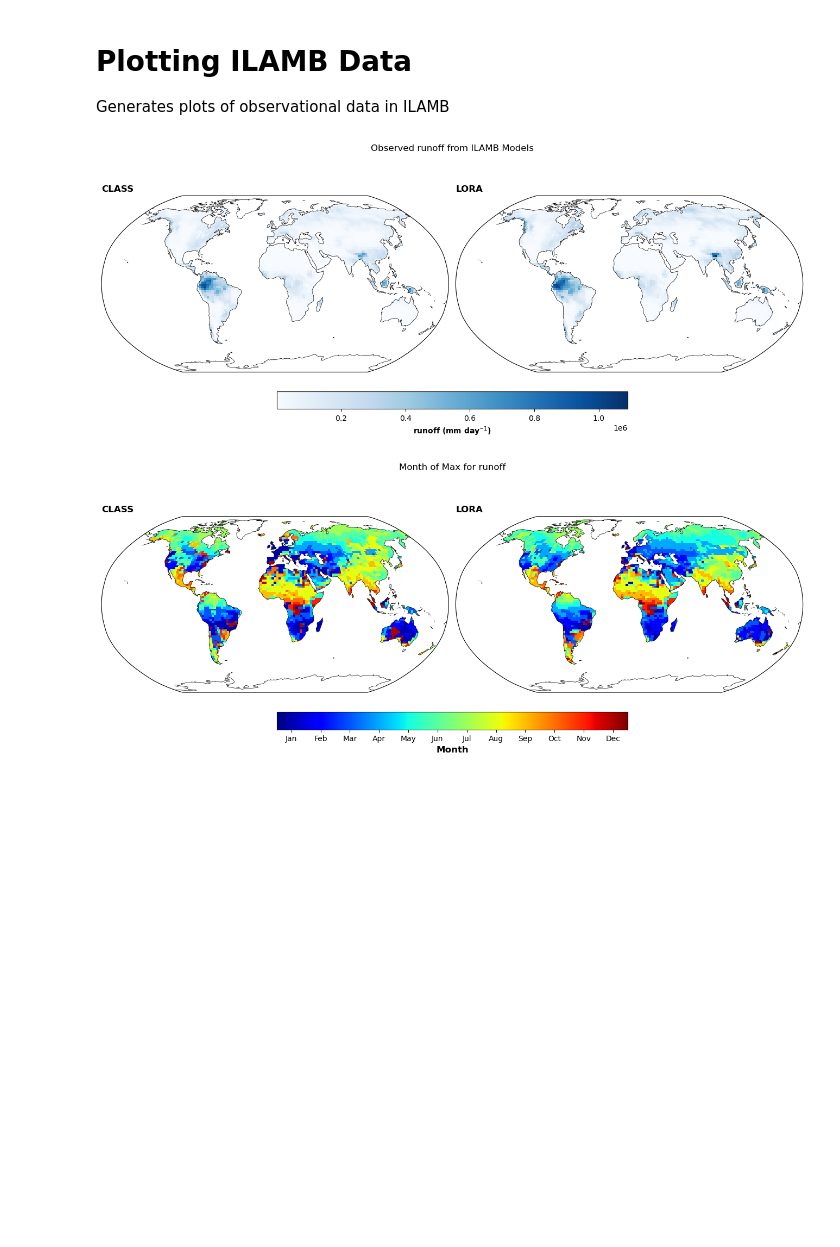
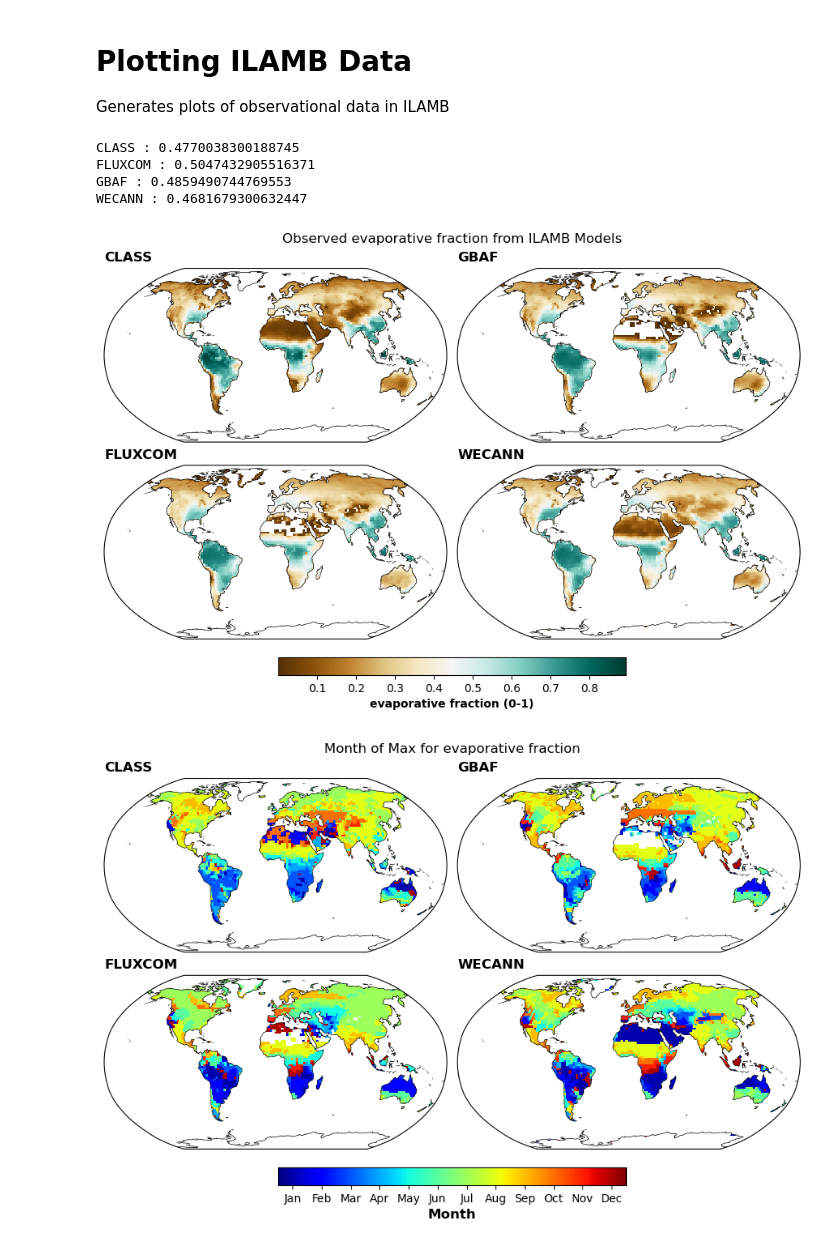
Before and after one commit to adrifoster/fates_calibration_library, a Jupyter notebook: notebooks/PlotILAMBObservations.ipynb, the cells around one changed output. Saved outputs shown, nothing was run; the diff lists cells and outputs as text; code cells hidden in the pictures; blank space fills up the shorter version.

Commit message:
adding ilamb data

```diff
--- a/notebooks/PlotILAMBObservations.ipynb
+++ b/notebooks/PlotILAMBObservations.ipynb
@@ -15,6 +26,17 @@ ilamb_dat = xr.open_dataset(ilamb_obs_file)
+# %%
+plotvar = 'EF'
+ilamb_global = ilamb.get_model_da(ilamb_dat, f"{plot_config[plotvar]['var']}_global",
+                               plot_config[plotvar]['models'])
+
+for i, model in enumerate(ilamb_global.model.values):
+    print(model, ":", ilamb_global.values[i])
+# %% [output]
+CLASS : 0.4770038300188745
+FLUXCOM : 0.5047432905516371
+GBAF : 0.4859490744769553
+WECANN : 0.4681679300632447
 # %%
-plotvar = 'MRRO'
 plotting.plot_ilamb_var(ilamb_dat, plot_config[plotvar]['var'], plot_config[plotvar])
 # %% [output]
-[figure, old version]
+[figure, new version]
-[figure, old version]
+[figure, new version]
```
Also changed, not shown: parts of 4 cells of this notebook, 9 other files.
